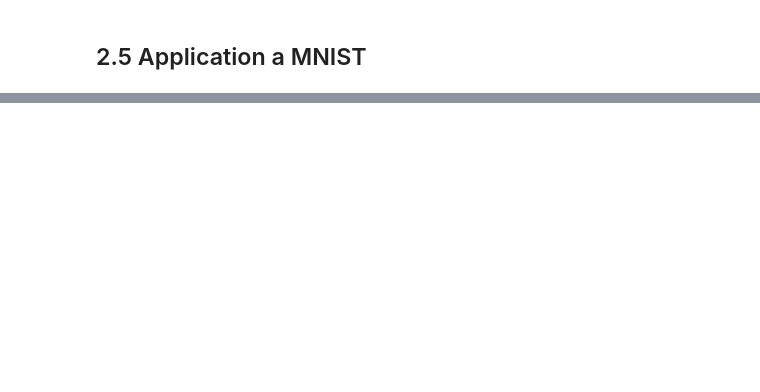
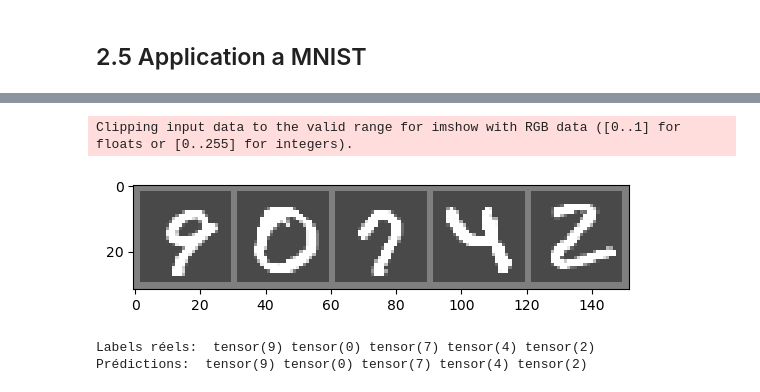
Before and after one commit to Sennah-Marouane/Lab1_DL, a Jupyter notebook: lab1 dl.ipynb, the cells around one changed output, grey strips where cells are left out. Drawn from its saved outputs; the diff is of its cells as text; code cells hidden in the pictures; blank space fills up the shorter version.

```diff
--- a/lab1 dl.ipynb
+++ b/lab1 dl.ipynb
@@ -1154,0 +1140,34 @@ Exactitude du modèle sur le jeu de données de test: 95%
+# %%
+import matplotlib.pyplot as plt
+import torch
+import torchvision
+
+# Fonction pour afficher une image
+def imshow(img):
+    img = img / 2 + 0.5     # Dénormaliser
+    npimg = img.numpy()
+    plt.imshow(np.transpose(npimg, (1, 2, 0)))
+    plt.show()
+
+# Choisir quelques images de l'ensemble de test
+dataiter = iter(test_loader)
+images, labels = next(dataiter)
+images, labels = images[:5], labels[:5]  # Prendre les 5 premières images pour le test
+
+# Afficher les images
+imshow(torchvision.utils.make_grid(images))
+print('Labels réels: ', ' '.join('%5s' % labels[j] for j in range(5)))
+
+# Passer les images à travers le modèle
+images = images.view(images.shape[0], -1)
+outputs = model(images)
+
+# Obtenir les prédictions
+_, predicted = torch.max(outputs, 1)
+
+print('Prédictions: ', ' '.join('%5s' % predicted[j] for j in range(5)))
+# %% [output]
+Clipping input data to the valid range for imshow with RGB data ([0..1] for floats or [0..255] for integers).
+[figure, added]
+Labels réels:  tensor(9) tensor(0) tensor(7) tensor(4) tensor(2)
+Prédictions:  tensor(9) tensor(0) tensor(7) tensor(4) tensor(2)
```
Also changed, not shown: parts of 6 cells of this notebook.
